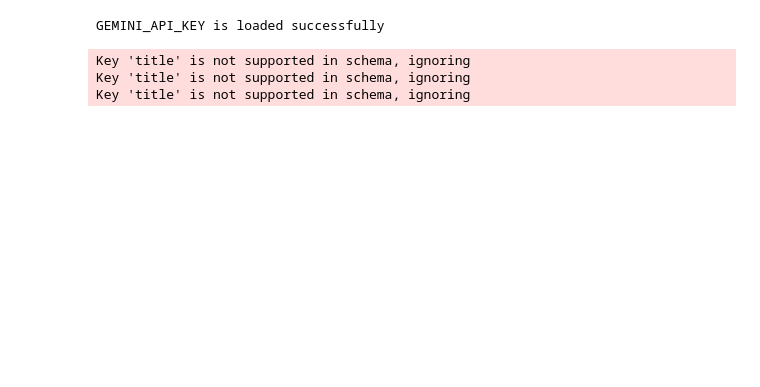
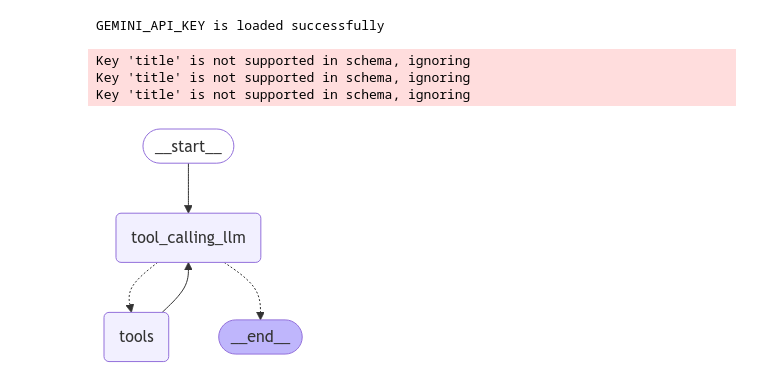
Before and after one commit to arman229/langchain_and_langraph, a Jupyter notebook: langchain/module_2/chatbot/new_index.ipynb, the cells around one changed output. Cells and saved outputs as stored; diff of their text form; code cells hidden in the pictures; blank space fills up the shorter version.

```diff
--- a/langchain/module_2/chatbot/new_index.ipynb
+++ b/langchain/module_2/chatbot/new_index.ipynb
@@ -233,6 +233,7 @@ from langgraph.graph.state import CompiledStateGraph
 
 
 def tool_calling_llm(state: MessagesState) -> MessagesState:
+
     return {"messages": [llm_with_tools.invoke(state["messages"])]}
 
 
@@ -241,13 +242,17 @@ builder.add_node("tool_calling_llm", tool_calling_llm)
 builder.add_node("tools", ToolNode([register_complaint,check_complaint_status,search_from_rag]))
 
 
-builder.add_node("summarize_node", tool_calling_llm)
 builder.add_edge(START, "tool_calling_llm")
 builder.add_conditional_edges(
     "tool_calling_llm",
     tools_condition,
+    "tools"
 )
 builder.add_edge("tools", 'tool_calling_llm')
-
-builder.add_edge("summarize_node", END)
-graph: CompiledStateGraph = builder.compile()
+graph: CompiledStateGraph = builder.compile(checkpointer=checkpointer)
+# %%
+
+from IPython.display import Image,display
+display(Image(graph.get_graph().draw_mermaid_png()))
+# %% [output]
+[figure, added]
```
Also changed, not shown: parts of 4 cells of this notebook, 1 other file.
